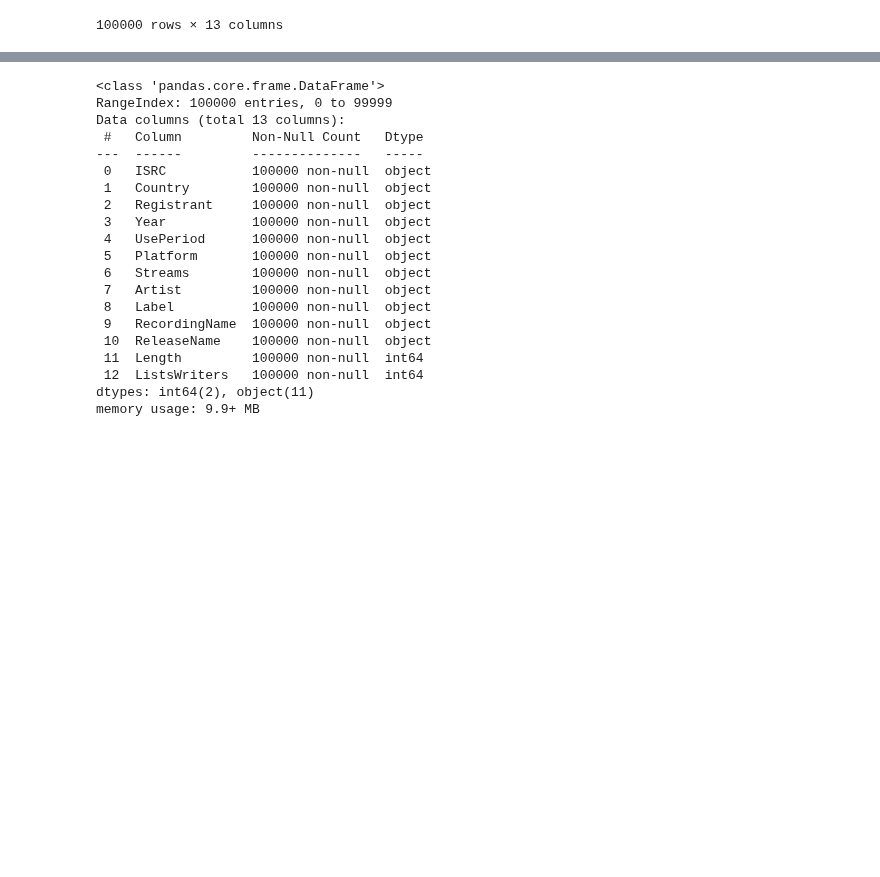
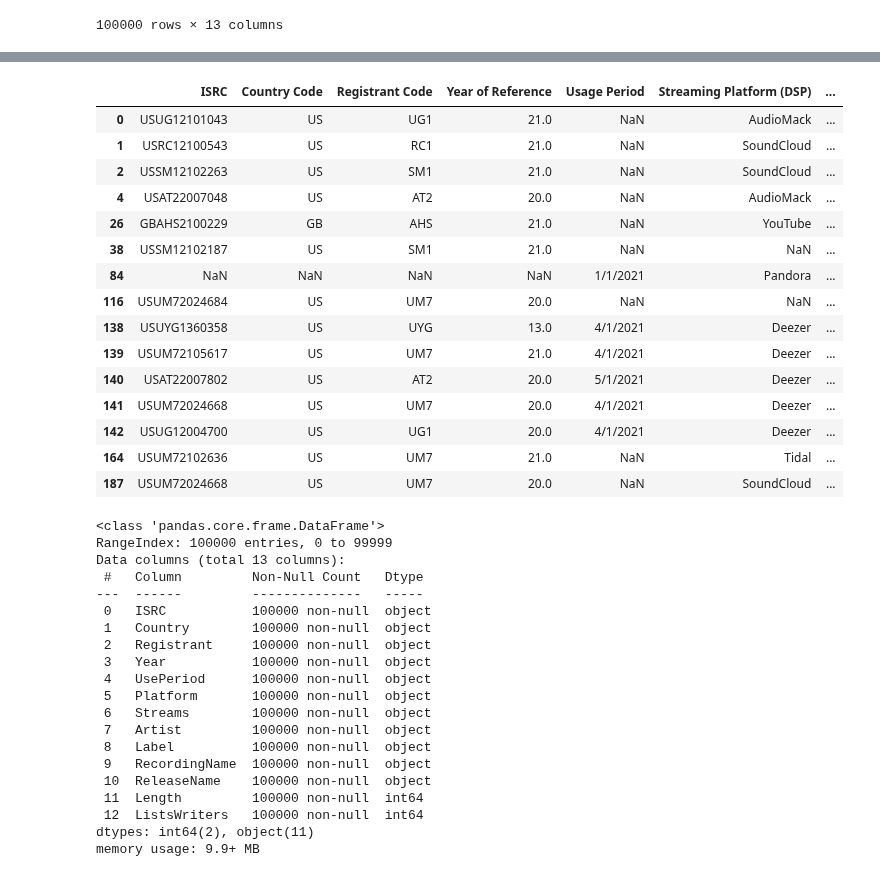
Before and after one commit to NSS-Data-Analytics-Cohort-6/mlc-project-count-dracula, a Jupyter notebook: notebooks/MLC_new.ipynb, the cells around one changed output, grey strips where cells are left out. Drawn from its saved outputs; the diff is of its cells as text; code cells hidden in the pictures; blank space fills up the shorter version.

```diff
--- a/notebooks/MLC_new.ipynb
+++ b/notebooks/MLC_new.ipynb
@@ -46,0 +88,3 @@ music_df.rename(columns={'If ': 'ISRC'})
+# %%
+music_null = music_df[music_df.isna().any(axis=1)] #filters to rows where there's at least one null value in any column
+music_null.head()
@@ -47,3 +98,23 @@ music_df.rename(columns={'If ': 'ISRC'})
+# %%
+nulls=music_null.groupby(['Streaming Platform (DSP)'], as_index=False).agg({'ISRC':'count'})
+music_null.head(15)
+# %% [output]
+|  | ISRC | Country Code | Registrant Code | Year of Reference | Usage Period | Streaming Platform (DSP) | ... |
+| 0 | USUG12101043 | US | UG1 | 21.0 | NaN | AudioMack | ... |
+| 1 | USRC12100543 | US | RC1 | 21.0 | NaN | SoundCloud | ... |
+| 2 | USSM12102263 | US | SM1 | 21.0 | NaN | SoundCloud | ... |
+| 4 | USAT22007048 | US | AT2 | 20.0 | NaN | AudioMack | ... |
+| 26 | GBAHS2100229 | GB | AHS | 21.0 | NaN | YouTube | ... |
+| 38 | USSM12102187 | US | SM1 | 21.0 | NaN | NaN | ... |
+| 84 | NaN | NaN | NaN | NaN | 1/1/2021 | Pandora | ... |
+| 116 | USUM72024684 | US | UM7 | 20.0 | NaN | NaN | ... |
+| 138 | USUYG1360358 | US | UYG | 13.0 | 4/1/2021 | Deezer | ... |
+| 139 | USUM72105617 | US | UM7 | 21.0 | 4/1/2021 | Deezer | ... |
+| 140 | USAT22007802 | US | AT2 | 20.0 | 5/1/2021 | Deezer | ... |
+| 141 | USUM72024668 | US | UM7 | 20.0 | 4/1/2021 | Deezer | ... |
+| 142 | USUG12004700 | US | UG1 | 20.0 | 4/1/2021 | Deezer | ... |
+| 164 | USUM72102636 | US | UM7 | 21.0 | NaN | Tidal | ... |
+| 187 | USUM72024668 | US | UM7 | 20.0 | NaN | SoundCloud | ... |
 # %%
 music_df["ISRC"].fillna(" ", inplace = True)
 music_df["Country Code"].fillna(" ", inplace = True)
```
Also changed, not shown: parts of 7 cells of this notebook.
